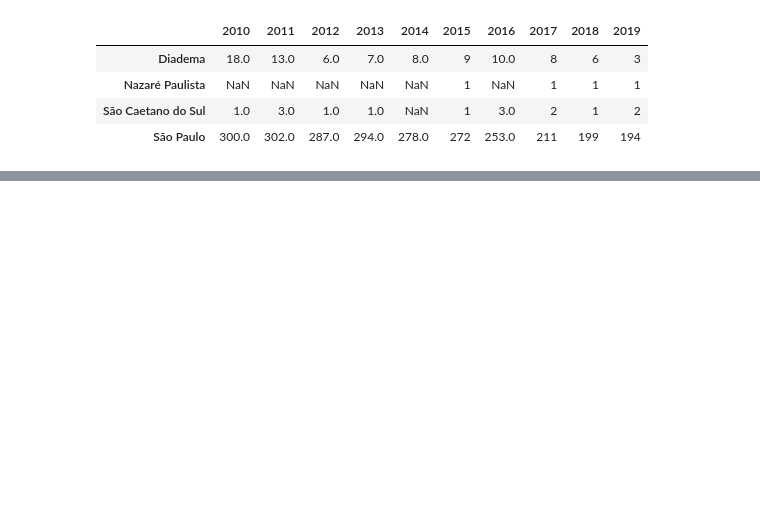
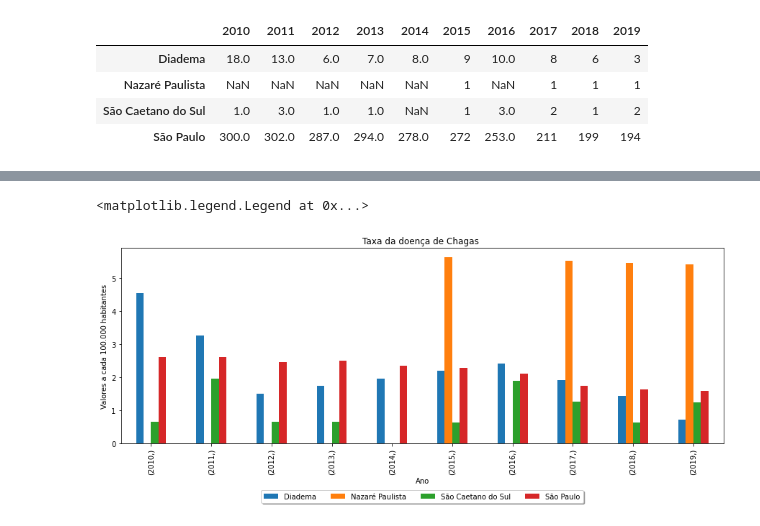
Before and after one commit to MarinaTaques/MarinaTaques, a Jupyter notebook: Saúde_Ambiental.ipynb, the cells around one changed output, grey strips where cells are left out. Saved outputs shown, nothing was run; the diff lists cells and outputs as text; code cells hidden in the pictures; blank space fills up the shorter version.

```diff
--- a/Saúde_Ambiental.ipynb
+++ b/Saúde_Ambiental.ipynb
@@ -55,0 +55,14 @@ dados.to_csv('taxa_de_mortalidade.csv', sep = ';')
+# %%
+# salvando o dataframe e plotando
+
+dados.to_csv('taxa_de_mortalidade.csv', sep = ';')
+plt.rcParams["figure.figsize"] = (15, 5)
+dados.transpose().plot(kind='bar')
+plt.title("Taxa da doença de Chagas ")
+plt.xlabel("Ano")
+plt.ylabel("Valores a cada 100.000 habitantes")
+plt.legend(loc='upper center', bbox_to_anchor=(0.5, -0.22),
+          fancybox=True, shadow=True, ncol=5)
+# %% [output]
+<matplotlib.legend.Legend at 0x...>
+[figure, added]
```
Also changed, not shown: parts of 3 cells of this notebook.
